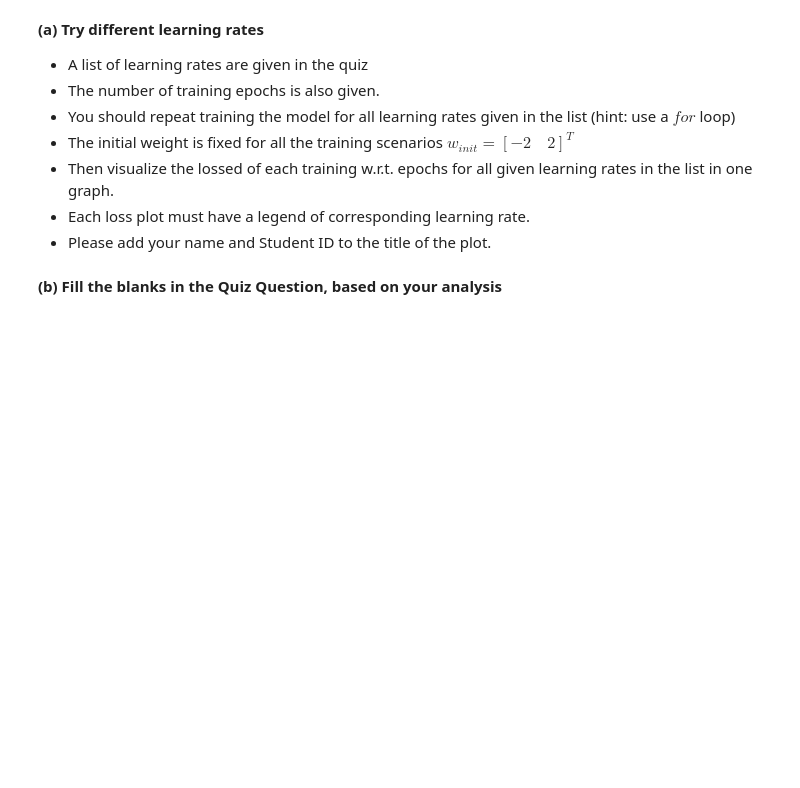
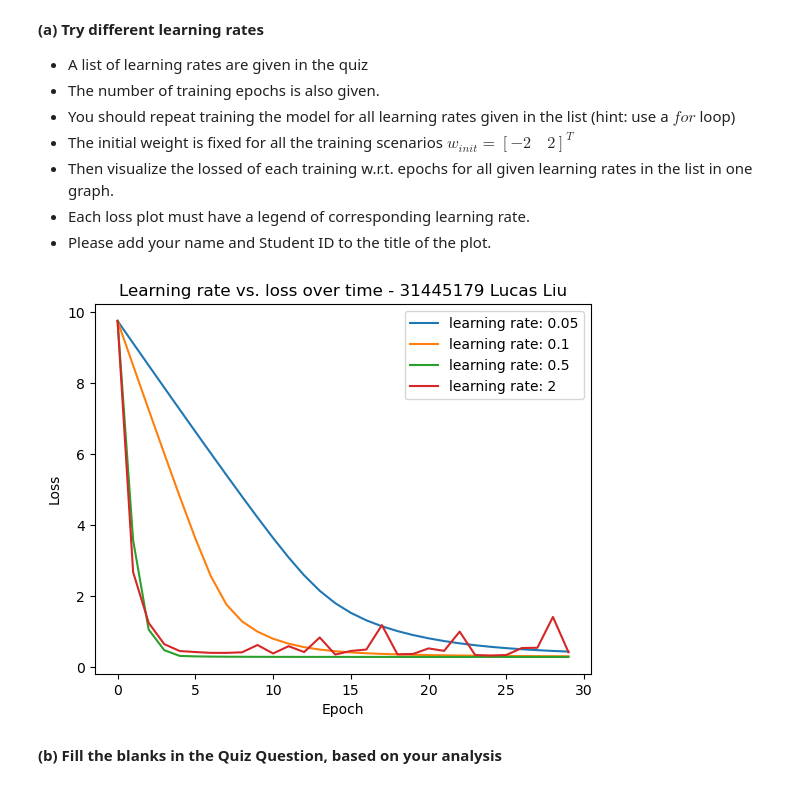
Before and after one commit to sqooid/ece4179-neural-networks, a Jupyter notebook: labs/lab-2/lab2_students.ipynb, the cells around one changed output. Cells and saved outputs as stored; diff of their text form; code cells hidden in the pictures; blank space fills up the shorter version.

```diff
--- a/labs/lab-2/lab2_students.ipynb
+++ b/labs/lab-2/lab2_students.ipynb
@@ -746,23 +802,24 @@ acc_test = ?????/ ?????
 - print the accuracy for both train and test set.
 # %%
 ## Repeat training model from given initial weight in the quiz
-w_init = ????
-w_final ?????
+w_init = np.array([[5, 5]]).T
+w_final, _, _ = gradient_descent(w_init, num_epochs, lr, X_train, y_train, False)
 
 
 # Obtain predicted class probabilities for train and test data
-???????
+y_hat_train = predict(X_train, w_final)
+y_hat_test = predict(X_test, w_final)
 
 # Obtain actual class labels for training and test data
-???????
-
+c_hat_train = np.where(y_hat_train >= 0.5, 1, 0)
+c_hat_test = np.where(y_hat_test >= 0.5, 1, 0)
 
 
 # Evaluate the classification accuracy for training and test data
-acc_train = ???????
-acc_test= ???????
+acc_train = np.sum(c_hat_train == y_train) / len(y_train)
+acc_test = np.sum(c_hat_test == y_test) / len(y_test)
 
 
 # Print outputs
-print(f'Training accuracy: {acc_train:.3f}')
-print(f'Test accuracy: {acc_test:.3f}')
+print(f"Training accuracy: {acc_train:.3f}")
+print(f"Test accuracy: {acc_test:.3f}")
@@ -809,6 +869,6 @@ The aim of this task is to enhance learners' ability to fine-tune hyperparameter
 - Please add your name and Student ID to the title of the plot.
 # %%
 ## Provided list of learning rates to train on:
-lrs = ????
+lrs = [0.05, 0.1, 0.5, 2]
 # Max number of iterations for GD algorithm to run
 num_epochs = 30
@@ -823,3 +875,23 @@ w_init = np.array([[-2] , [2]])
+# %%
+# ================================================
+# Fix the initial point
+w_init = np.array([[-2], [2]])
+# ================================================
+
+## Run gradient descent for all learning rates, and plot results
+losses = []
+x_epochs = np.arange(num_epochs)
+for lr in lrs:
+    w_final, loss, _ = gradient_descent(w_init, num_epochs, lr, X_train, y_train, False)
+    loss_array = np.array(loss)
+    plt.plot(x_epochs, loss_array)
+plt.legend(list(map(lambda x: f"learning rate: {x}", lrs)))
+plt.title("Learning rate vs. loss over time - 31445179 Lucas Liu")
+plt.xlabel("Epoch")
+plt.ylabel("Loss")
+plt.show()
+# %% [output]
+[figure, added]
 # %% [markdown]
 **(b) Fill the blanks in the Quiz Question, based on your analysis**
 # %% [markdown]
```
Also changed, not shown: parts of 9 cells of this notebook, 14 other files.
